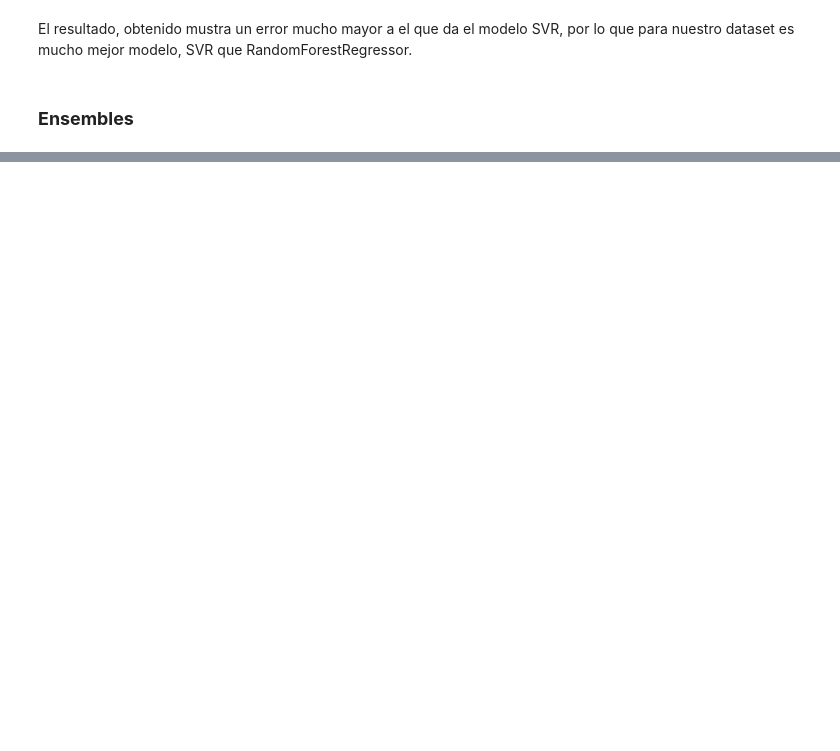
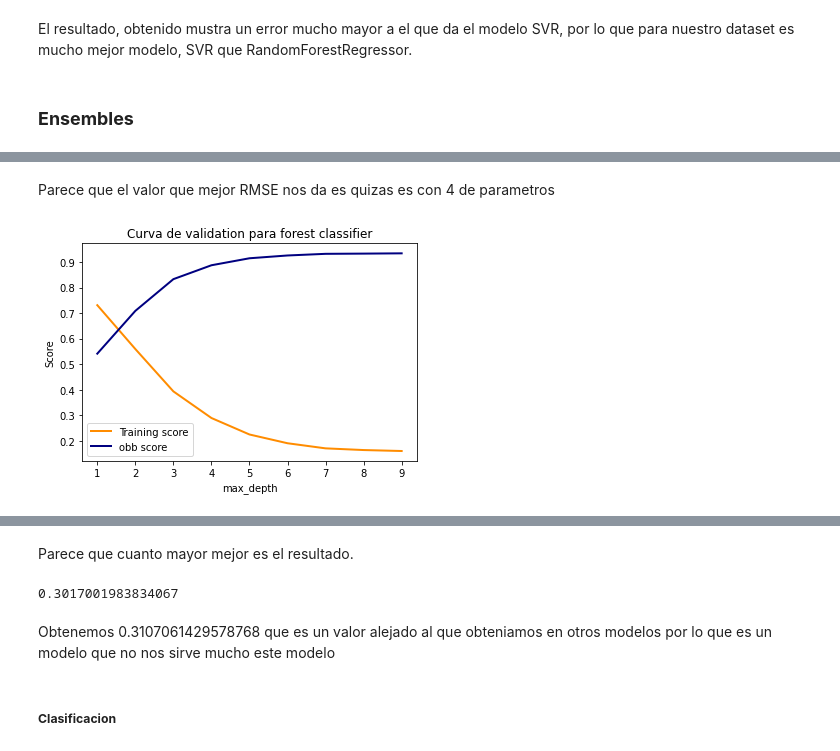
Before and after one commit to fortiz98/TrabajoAAII, a Jupyter notebook: TrabajoFelicidad.ipynb, the cells around one changed output, grey strips where cells are left out. Drawn from its saved outputs; the diff is of its cells as text; code cells hidden in the pictures; blank space fills up the shorter version.

```diff
--- a/TrabajoFelicidad.ipynb
+++ b/TrabajoFelicidad.ipynb
@@ -1095,0 +1436,28 @@ El resultado, obtenido mustra un error mucho mayor a el que da el modelo SVR, po
+# %% [markdown]
+Parece que el valor que mejor RMSE nos da es quizas es con 4 de parametros
+# %%
+%%time
+
+acc_train=[]
+acc_validation=[]
+param_range = range(1,10)
+for d in param_range:
+    rnd_clf = RandomForestRegressor(n_estimators=100,  max_samples = 0.6,  max_depth=d, oob_score=True, n_jobs=-1, random_state=42)
+    rnd_clf.fit(X_train, y_train)
+    y_pred_rf = rnd_clf.predict(X_train)
+    acc_train.append(np.sqrt(mean_squared_error(y_train, y_pred_rf)))
+    acc_validation.append(rnd_clf.oob_score_)
+
+
+plt.title("Curva de validation para forest classifier")
+plt.xlabel(r"max_depth")
+plt.ylabel("Score")
+lw = 2
+plt.plot(param_range,acc_train, label="Training score",
+             color="darkorange", lw=lw)
+plt.plot(param_range, acc_validation, label="obb score",
+             color="navy", lw=lw)
+plt.legend(loc="best")
+plt.show()
+# %% [output]
+[figure, added]
@@ -1095,0 +1466,14 @@ El resultado, obtenido mustra un error mucho mayor a el que da el modelo SVR, po
+# %% [markdown]
+Parece que cuanto mayor mejor es el resultado.
+# %%
+rnd_clf = RandomForestRegressor(n_estimators=100,  max_samples = 0.6,max_depth=10, n_jobs=-1, random_state=42)
+rnd_clf.fit(X_train, y_train)
+
+y_pred_rf = rnd_clf.predict(X_test)
+print(np.sqrt(mean_squared_error(y_test, y_pred_rf)))
+# %% [output]
+0.3017001983834067
+# %% [markdown]
+Obtenemos 0.3107061429578768 que es un valor alejado al que obteniamos en otros modelos por lo que es un modelo que no nos sirve mucho este modelo
+# %% [markdown]
+##### **Clasificacion**
```
Also changed, not shown: parts of 81 cells of this notebook.
